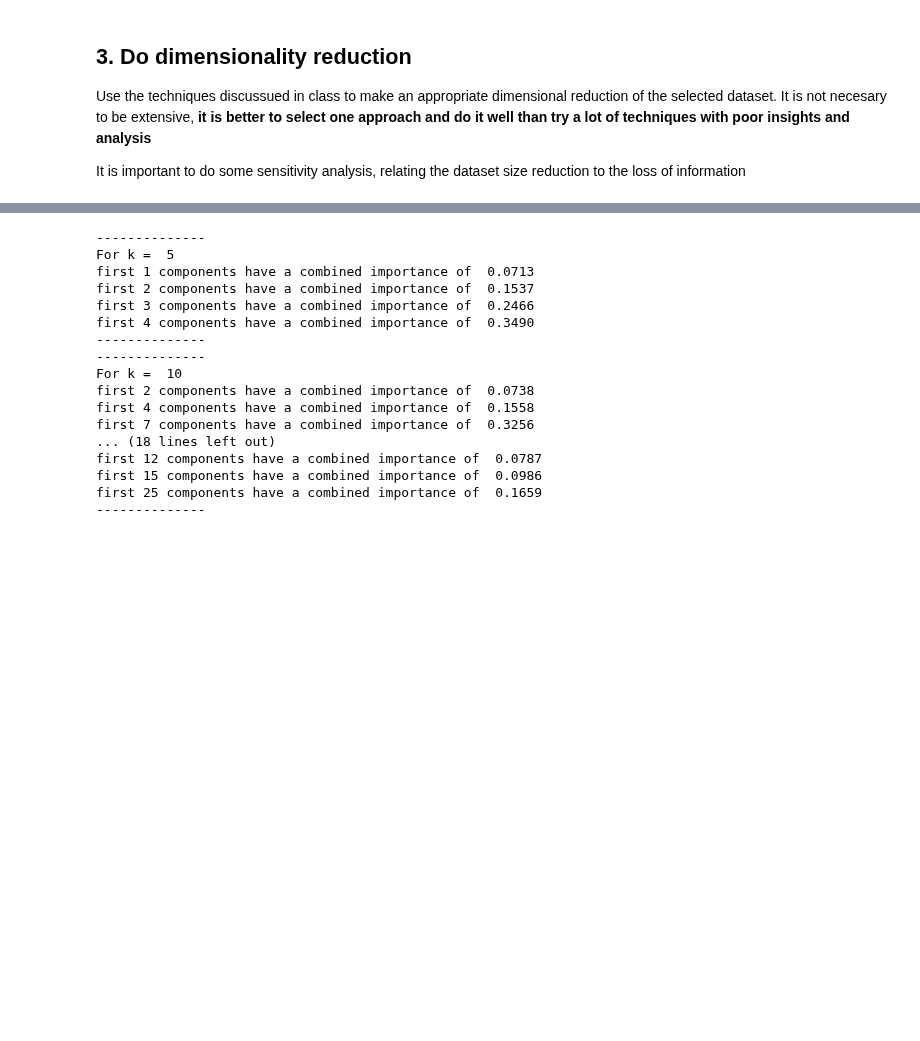
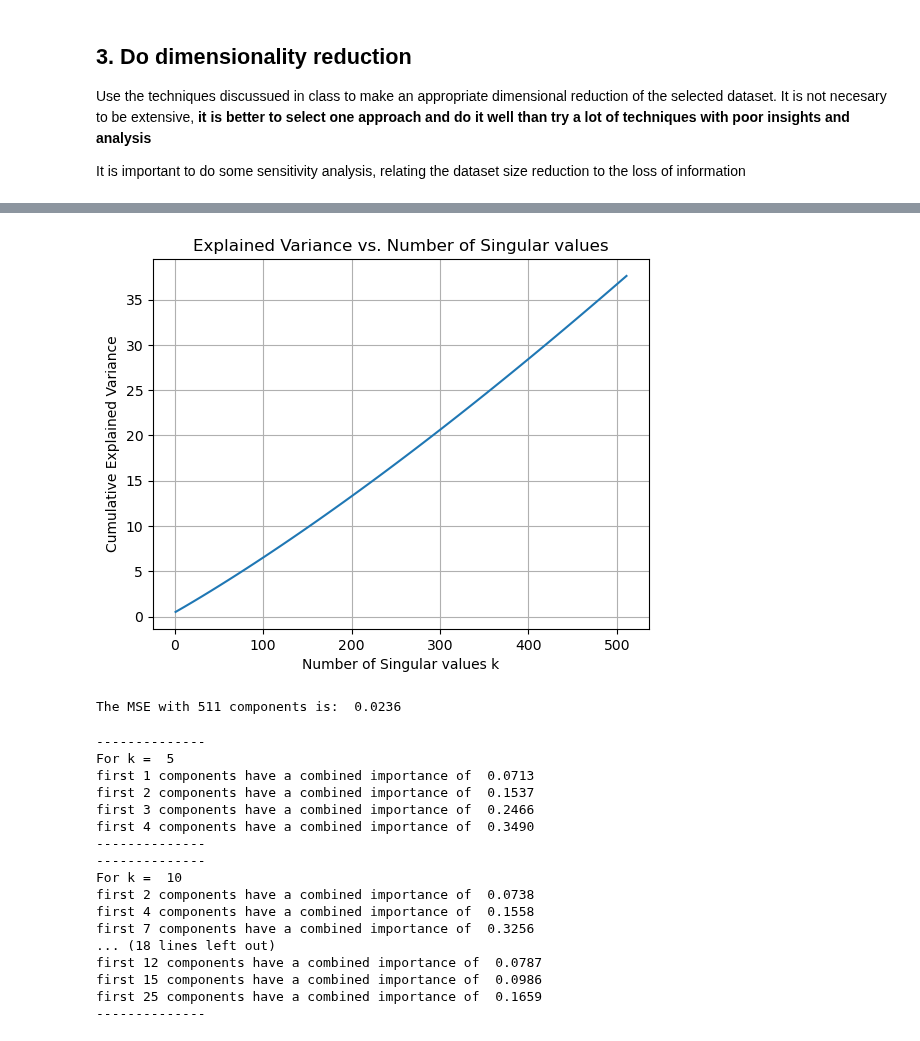
Before and after one commit to tildtr/data-mining-assignments, a Jupyter notebook: assignment-3/PD_2324_HA3.ipynb, the cells around one changed output, grey strips where cells are left out. Cells and saved outputs as stored; diff of their text form; code cells hidden in the pictures; blank space fills up the shorter version.

```diff
--- a/assignment-3/PD_2324_HA3.ipynb
+++ b/assignment-3/PD_2324_HA3.ipynb
@@ -432,3 +433,20 @@ from scipy.sparse.linalg import svds
 # %%
 ### Add processing code here
 csr_data, keys_to_index, indices_to_key = convert_to_binary_matrix(data_d3)
+# %%
+k_values = range(1, math.floor(min(csr_data.shape) / 4), 10) # only do for quarter of csr_data columns to reduce computational cost and probably will already give good results for k
+explained_variances = []
+
+total_variance = np.sum(csr_data.power(2))
+timing_results_svd = []
+
+# takes 10 - 20 min
+for k in k_values:
+    print(k)
+    start_time = time.time()
+    U,S,V = svds(csr_data.astype(float), k = k)
+    explained_variances.append(np.sum(S**2) / total_variance)
+    end_time = time.time()
+    timing_results.append(end_time - start_time)
+
+cumulative_explained_variances = np.cumsum(explained_variances)
@@ -434,0 +471,2 @@ csr_data, keys_to_index, indices_to_key = convert_to_binary_matrix(data_d3)
+# %%
+cumulative_explained_variances = np.cumsum(explained_variances)
@@ -435,3 +483,20 @@ csr_data, keys_to_index, indices_to_key = convert_to_binary_matrix(data_d3)
+# %%
+plt.plot(k_values, cumulative_explained_variances)
+plt.xlabel("Number of Singular values k")
+plt.ylabel("Cumulative Explained Variance")
+plt.title("Explained Variance vs. Number of Singular values")
+plt.grid(True)
+plt.show()
+# %% [output]
+[figure, added]
+# %%
+reconstructed_matrix = U @ np.diag(S) @ V
+original_dense_matrix = csr_data.toarray()
+
+MSE=((original_dense_matrix - reconstructed_matrix)**2).mean()
+print("The MSE with %d components is: %7.4f" % (k_values[-1], MSE))
+# %% [output]
+The MSE with 511 components is:  0.0236
 # %%
 num_ks = [5, 10, 20, 50, 100]
 
```
Also changed, not shown: parts of 3 cells of this notebook.
